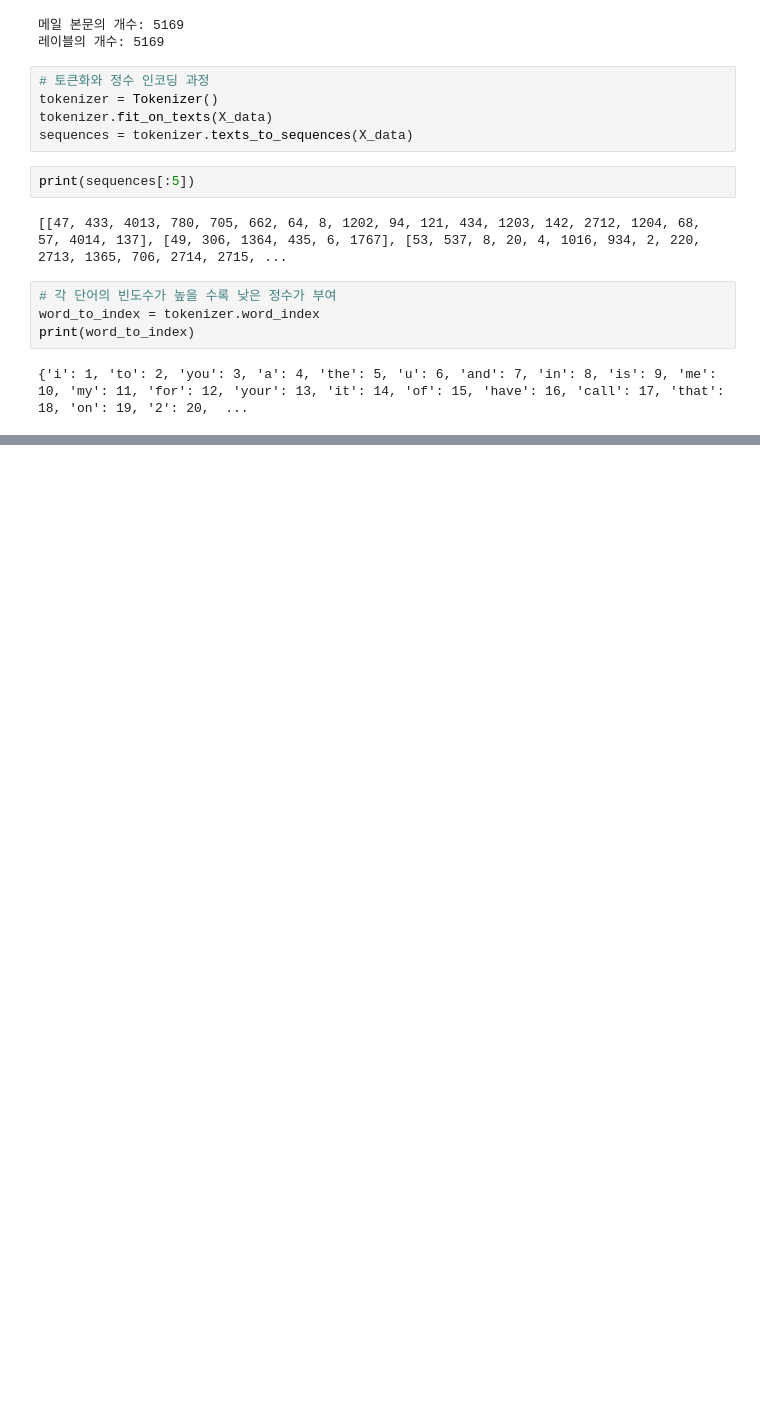
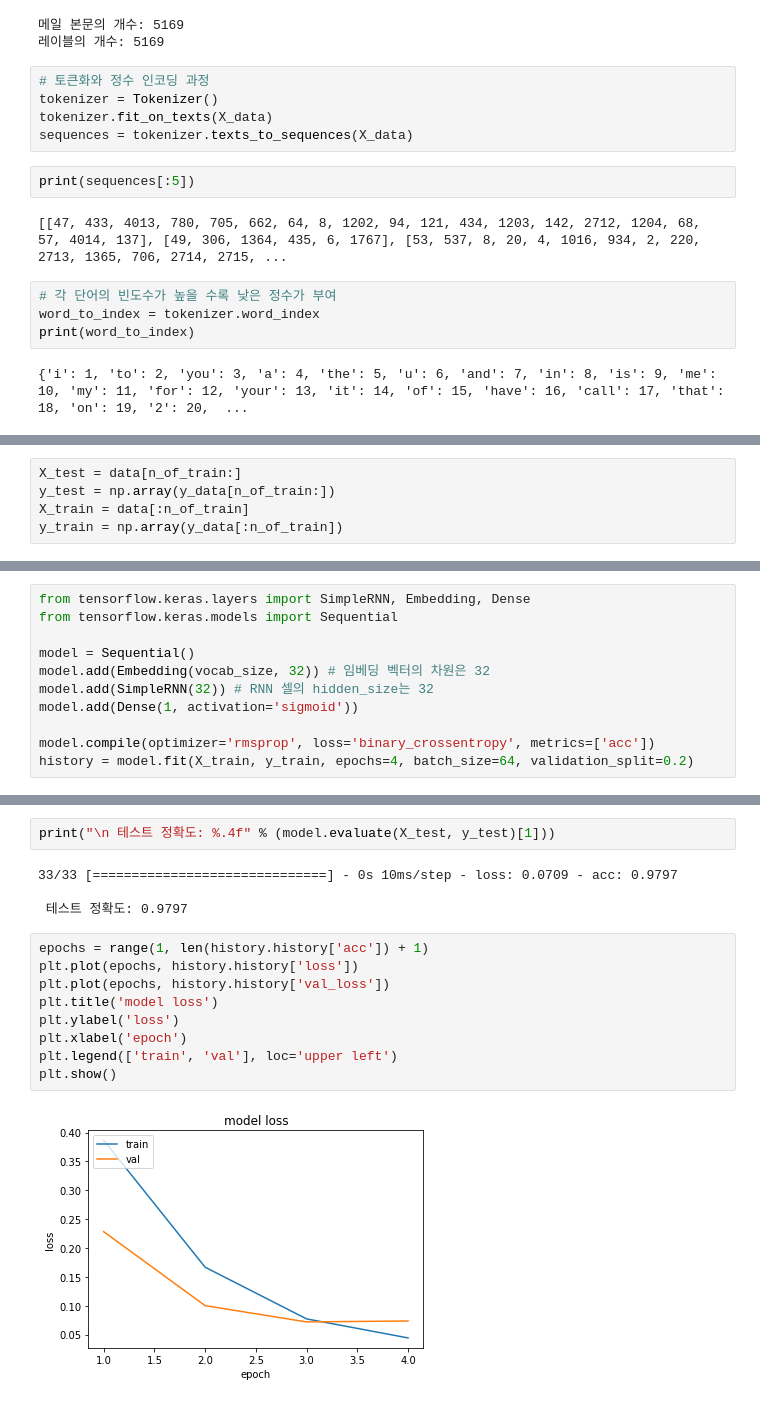
Before and after one commit to OfficialSeonyeong/TIL, a Jupyter notebook: 수료후데이터분석공부/딥 러닝을 이용한 자연어 처리 입문/RNN을 이용한 텍스트 분류_스팸 메일 분류하기(Spam Detection).ipynb, the cells around one changed output, grey strips where cells are left out. Drawn from its saved outputs; the diff is of its cells as text; blank space fills up the shorter version.

```diff
--- a/수료후데이터분석공부/딥 러닝을 이용한 자연어 처리 입문/RNN을 이용한 텍스트 분류_스팸 메일 분류하기(Spam Detection).ipynb
+++ b/수료후데이터분석공부/딥 러닝을 이용한 자연어 처리 입문/RNN을 이용한 텍스트 분류_스팸 메일 분류하기(Spam Detection).ipynb
@@ -108,0 +163,5 @@ print(word_to_index)
+# %%
+X_test = data[n_of_train:]
+y_test = np.array(y_data[n_of_train:])
+X_train = data[:n_of_train]
+y_train = np.array(y_data[:n_of_train])
@@ -108,0 +175,11 @@ print(word_to_index)
+# %%
+from tensorflow.keras.layers import SimpleRNN, Embedding, Dense
+from tensorflow.keras.models import Sequential
+
+model = Sequential()
+model.add(Embedding(vocab_size, 32)) # 임베딩 벡터의 차원은 32
+model.add(SimpleRNN(32)) # RNN 셀의 hidden_size는 32
+model.add(Dense(1, activation='sigmoid'))
+
+model.compile(optimizer='rmsprop', loss='binary_crossentropy', metrics=['acc'])
+history = model.fit(X_train, y_train, epochs=4, batch_size=64, validation_split=0.2)
@@ -108,0 +195,17 @@ print(word_to_index)
+# %%
+print("\n 테스트 정확도: %.4f" % (model.evaluate(X_test, y_test)[1]))
+# %% [output]
+33/33 [==============================] - 0s 10ms/step - loss: 0.0709 - acc: 0.9797
+
+ 테스트 정확도: 0.9797
+# %%
+epochs = range(1, len(history.history['acc']) + 1)
+plt.plot(epochs, history.history['loss'])
+plt.plot(epochs, history.history['val_loss'])
+plt.title('model loss')
+plt.ylabel('loss')
+plt.xlabel('epoch')
+plt.legend(['train', 'val'], loc='upper left')
+plt.show()
+# %% [output]
+[figure, added]
```
Also changed, not shown: parts of 12 cells of this notebook.
